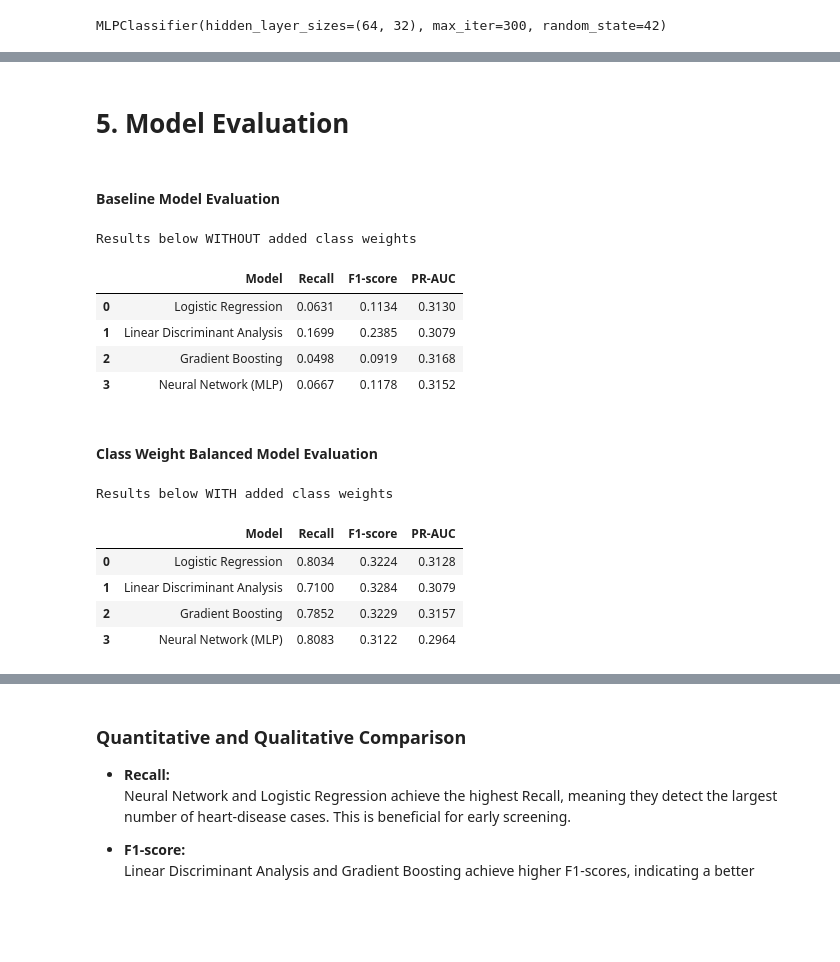
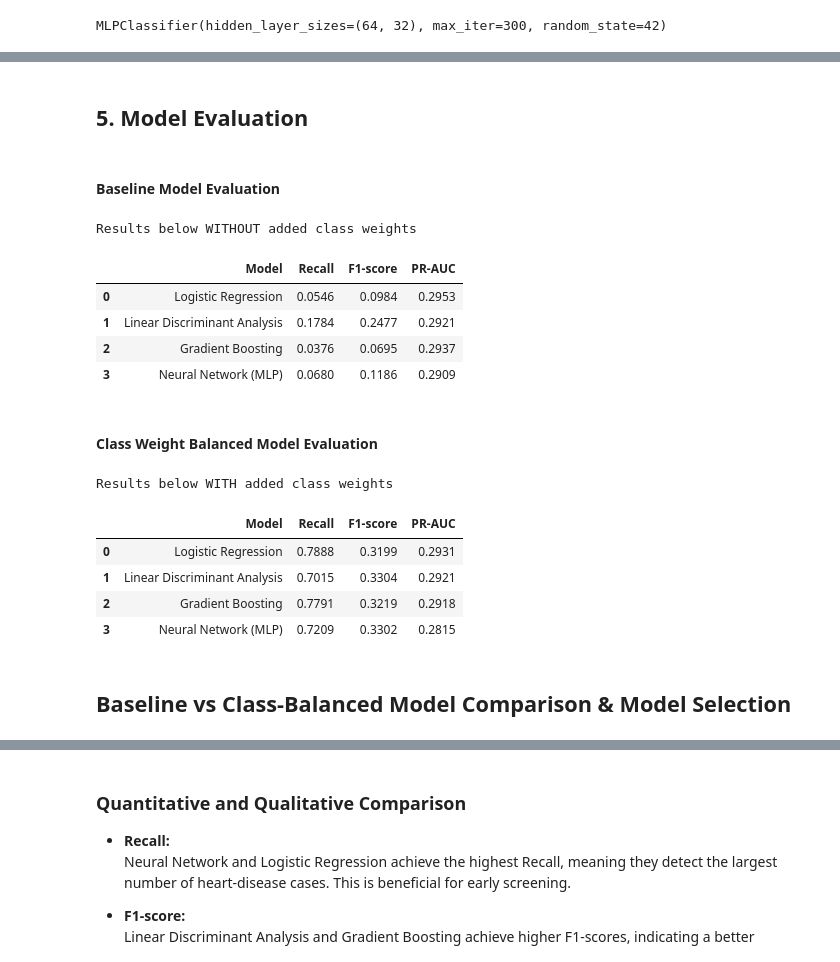
Before and after one commit to Jared-Tenebris/mldp-jared, a Jupyter notebook: cardiovascular_health.ipynb, the cells around one changed output, grey strips where cells are left out. Cells and saved outputs as stored; diff of their text form; code cells hidden in the pictures; blank space fills up the shorter version.

```diff
--- a/cardiovascular_health.ipynb
+++ b/cardiovascular_health.ipynb
@@ -943,43 +946,44 @@ PR-AUC   : 0.2964
 # %% [markdown]
-# 5. Model Evaluation
+## 5. Model Evaluation
 # %% [markdown]
 #### Baseline Model Evaluation
 # %%
 results = pd.DataFrame({
     "Model": [
         "Logistic Regression",
         "Linear Discriminant Analysis",
         "Gradient Boosting",
         "Neural Network (MLP)"
     ],
     "Recall": [
-        0.0631,
-        0.1699,
-        0.0498,
-        0.0667
+        0.0546,
+        0.1784,
+        0.0376,
+        0.0680
     ],
     "F1-score": [
-        0.1134,
-        0.2385,
-        0.0919,
-        0.1178
+        0.0984,
+        0.2477,
+        0.0695,
+        0.1186
     ],
     "PR-AUC": [
-        0.3130,
-        0.3079,
-        0.3168,
-        0.3152
+        0.2953,
+        0.2921,
+        0.2937,
+        0.2909
     ]
 })
+
 print('Results below WITHOUT added class weights')
 results
 # %% [output]
 Results below WITHOUT added class weights
 |  | Model | Recall | F1-score | PR-AUC |
-| 0 | Logistic Regression | 0.0631 | 0.1134 | 0.3130 |
-| 1 | Linear Discriminant Analysis | 0.1699 | 0.2385 | 0.3079 |
-| 2 | Gradient Boosting | 0.0498 | 0.0919 | 0.3168 |
-| 3 | Neural Network (MLP) | 0.0667 | 0.1178 | 0.3152 |
+| 0 | Logistic Regression | 0.0546 | 0.0984 | 0.2953 |
+| 1 | Linear Discriminant Analysis | 0.1784 | 0.2477 | 0.2921 |
+| 2 | Gradient Boosting | 0.0376 | 0.0695 | 0.2937 |
+| 3 | Neural Network (MLP) | 0.0680 | 0.1186 | 0.2909 |
 # %% [markdown]
 #### Class Weight Balanced Model Evaluation
 # %%
@@ -991,22 +995,22 @@ results = pd.DataFrame({
         "Neural Network (MLP)"
     ],
     "Recall": [
-        0.8034,
-        0.7100,
-        0.7852,
-        0.8083
+        0.7888,
+        0.7015,
+        0.7791,
+        0.7209
     ],
     "F1-score": [
-        0.3224,
-        0.3284,
-        0.3229,
-        0.3122
+        0.3199,
+        0.3304,
+        0.3219,
+        0.3302
     ],
     "PR-AUC": [
-        0.3128,
-        0.3079,
-        0.3157,
-        0.2964
+        0.2931,
+        0.2921,
+        0.2918,
+        0.2815
     ]
 })
 
@@ -1015,10 +1019,12 @@ results
 # %% [output]
 Results below WITH added class weights
 |  | Model | Recall | F1-score | PR-AUC |
-| 0 | Logistic Regression | 0.8034 | 0.3224 | 0.3128 |
-| 1 | Linear Discriminant Analysis | 0.7100 | 0.3284 | 0.3079 |
-| 2 | Gradient Boosting | 0.7852 | 0.3229 | 0.3157 |
-| 3 | Neural Network (MLP) | 0.8083 | 0.3122 | 0.2964 |
+| 0 | Logistic Regression | 0.7888 | 0.3199 | 0.2931 |
+| 1 | Linear Discriminant Analysis | 0.7015 | 0.3304 | 0.2921 |
+| 2 | Gradient Boosting | 0.7791 | 0.3219 | 0.2918 |
+| 3 | Neural Network (MLP) | 0.7209 | 0.3302 | 0.2815 |
+# %% [markdown]
+## Baseline vs Class-Balanced Model Comparison & Model Selection
 # %% [markdown]
 ### Baseline vs Class-Balanced Model Comparison
 
```
Also changed, not shown: parts of 46 cells of this notebook.
